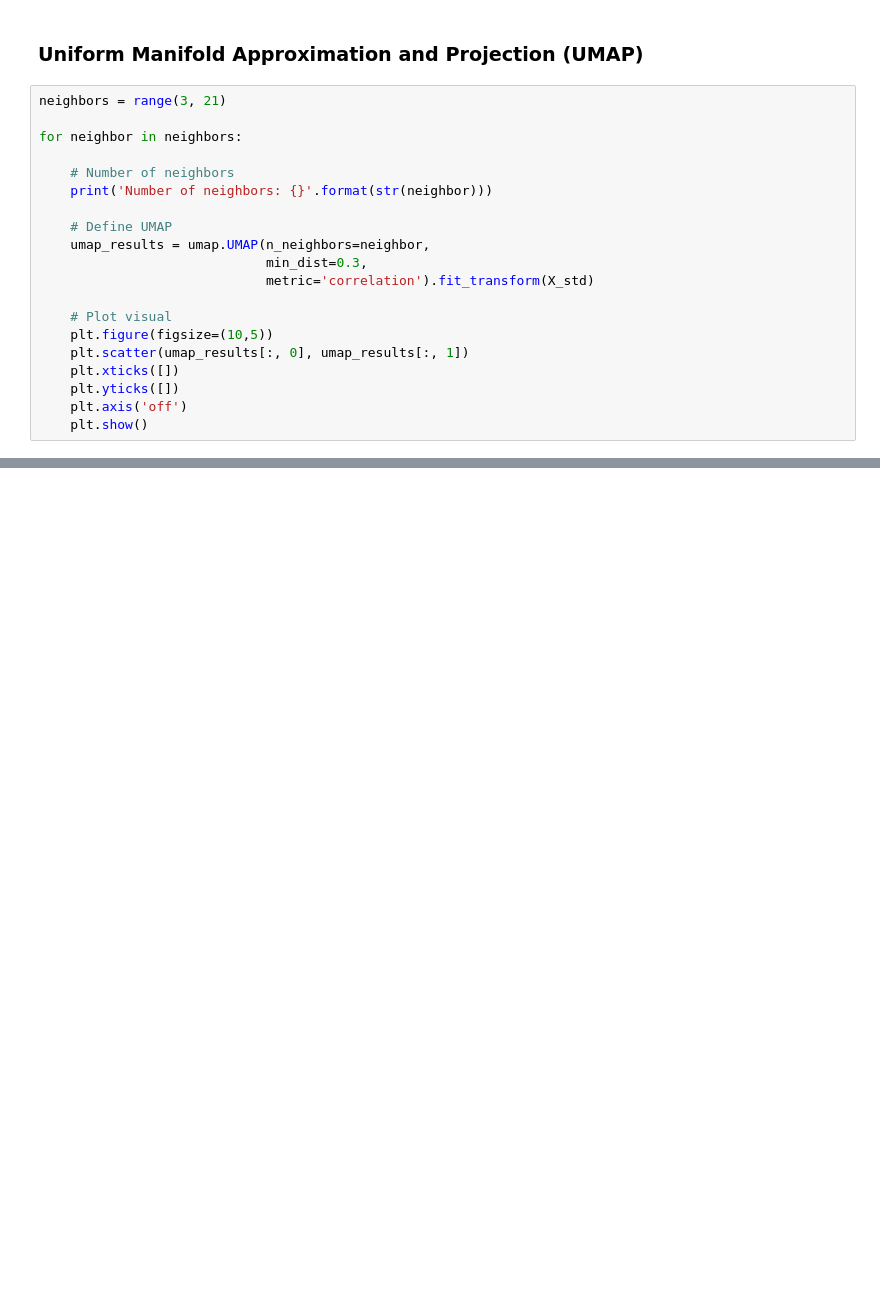
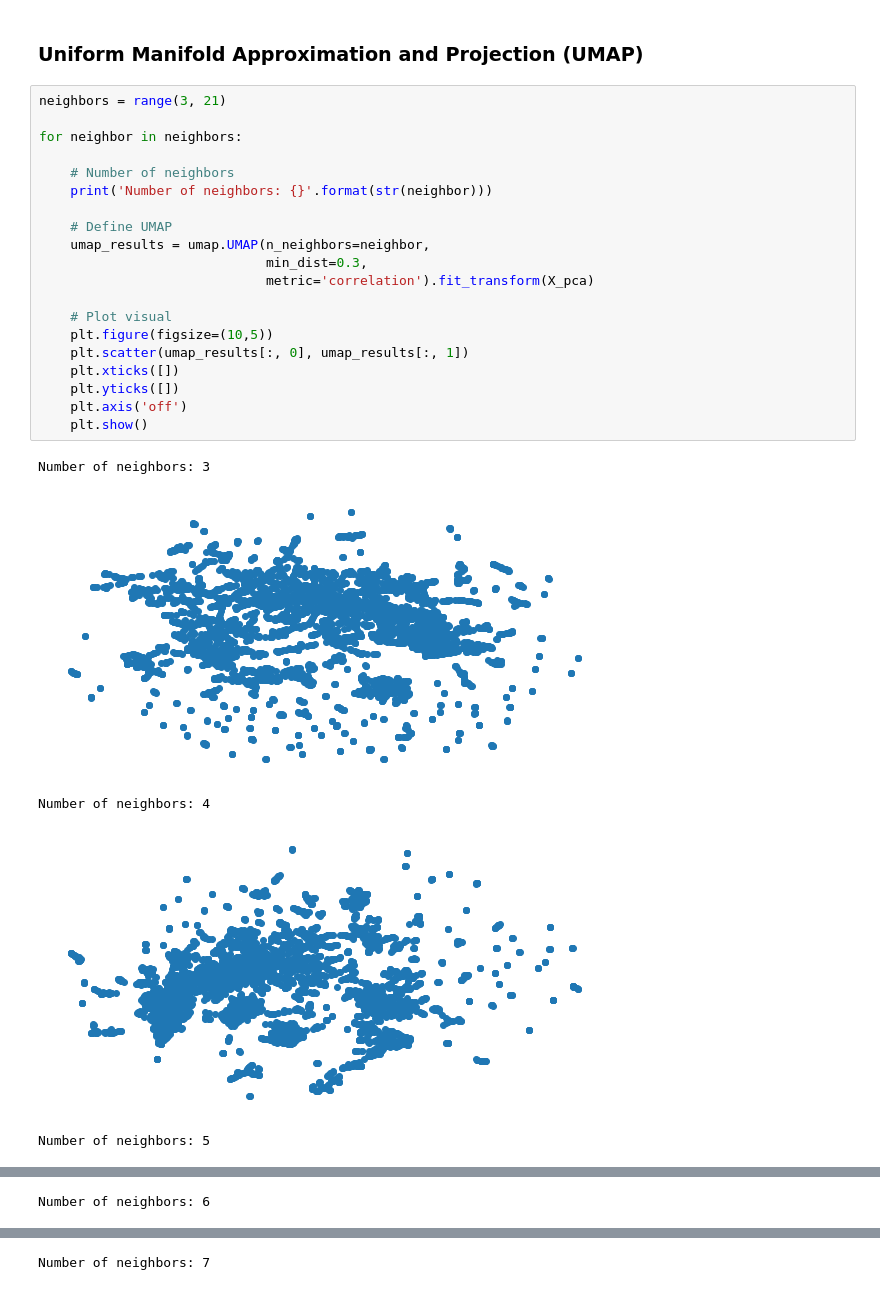
Before and after one commit to BenGriffith/data-science, a Jupyter notebook: capstone/unsupervised/netflix.ipynb, the cells around one changed output, grey strips where cells are left out. Cells and saved outputs as stored; diff of their text form; blank space fills up the shorter version.

```diff
--- a/capstone/unsupervised/netflix.ipynb
+++ b/capstone/unsupervised/netflix.ipynb
@@ -573,20 +913,26 @@ for iteration in iterations:
 # %%
 neighbors = range(3, 21)
 
 for neighbor in neighbors:
 
     # Number of neighbors
     print('Number of neighbors: {}'.format(str(neighbor)))
 
     # Define UMAP
     umap_results = umap.UMAP(n_neighbors=neighbor,
                              min_dist=0.3,
-                             metric='correlation').fit_transform(X_std)
+                             metric='correlation').fit_transform(X_pca)
 
     # Plot visual
     plt.figure(figsize=(10,5))
     plt.scatter(umap_results[:, 0], umap_results[:, 1])
     plt.xticks([])
     plt.yticks([])
     plt.axis('off')
     plt.show()
+# %% [output]
+Number of neighbors: 3
+[figure, added]
+Number of neighbors: 4
+[figure, added]
+Number of neighbors: 5
@@ -592,0 +940 @@ for neighbor in neighbors:
+Number of neighbors: 6
@@ -592,0 +942 @@ for neighbor in neighbors:
+Number of neighbors: 7
```
Also changed, not shown: parts of 30 cells of this notebook.
